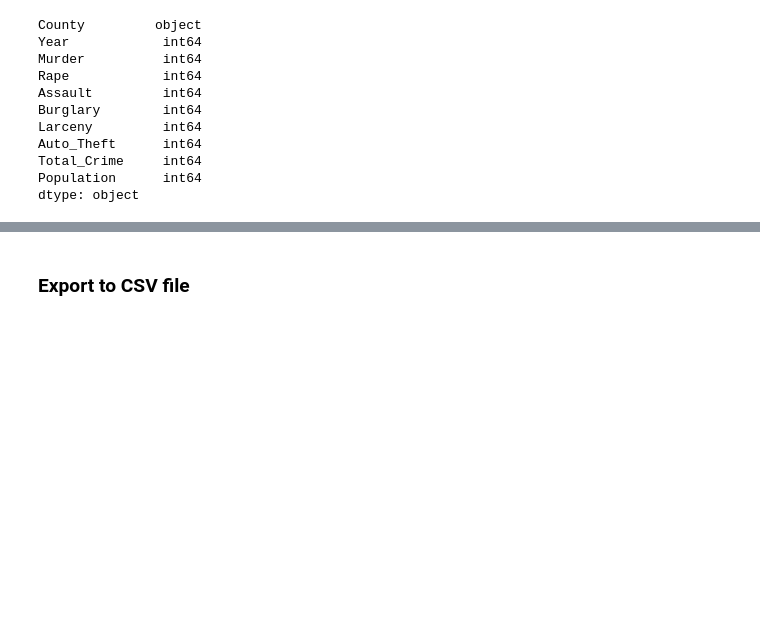
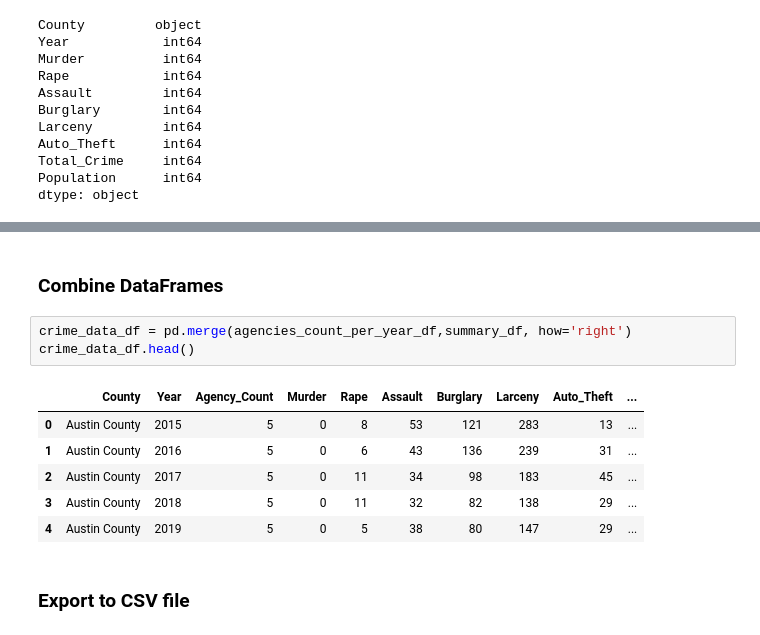
Before and after one commit to MiguelB512/Harris_Crime_Trends, a Jupyter notebook: Crime_Data_Analysis.ipynb, the cells around one changed output, grey strips where cells are left out. Drawn from its saved outputs; the diff is of its cells as text; blank space fills up the shorter version.

```diff
--- a/Crime_Data_Analysis.ipynb
+++ b/Crime_Data_Analysis.ipynb
@@ -452,3 +452,15 @@ summary_df.head(10)
+# %% [markdown]
+### Combine DataFrames
+# %%
+crime_data_df = pd.merge(agencies_count_per_year_df,summary_df, how='right')
+crime_data_df.head()
+# %% [output]
+|  | County | Year | Agency_Count | Murder | Rape | Assault | Burglary | Larceny | Auto_Theft | ... |
+| 0 | Austin County | 2015 | 5 | 0 | 8 | 53 | 121 | 283 | 13 | ... |
+| 1 | Austin County | 2016 | 5 | 0 | 6 | 43 | 136 | 239 | 31 | ... |
+| 2 | Austin County | 2017 | 5 | 0 | 11 | 34 | 98 | 183 | 45 | ... |
+| 3 | Austin County | 2018 | 5 | 0 | 11 | 32 | 82 | 138 | 29 | ... |
+| 4 | Austin County | 2019 | 5 | 0 | 5 | 38 | 80 | 147 | 29 | ... |
 # %% [markdown]
 ### Export to CSV file
 # %%
```
Also changed, not shown: parts of 31 cells of this notebook.
